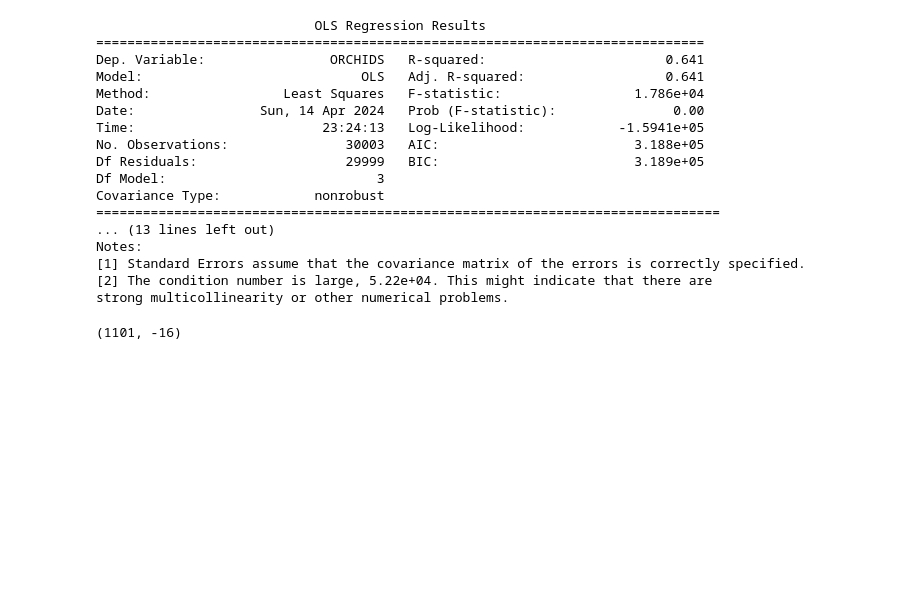
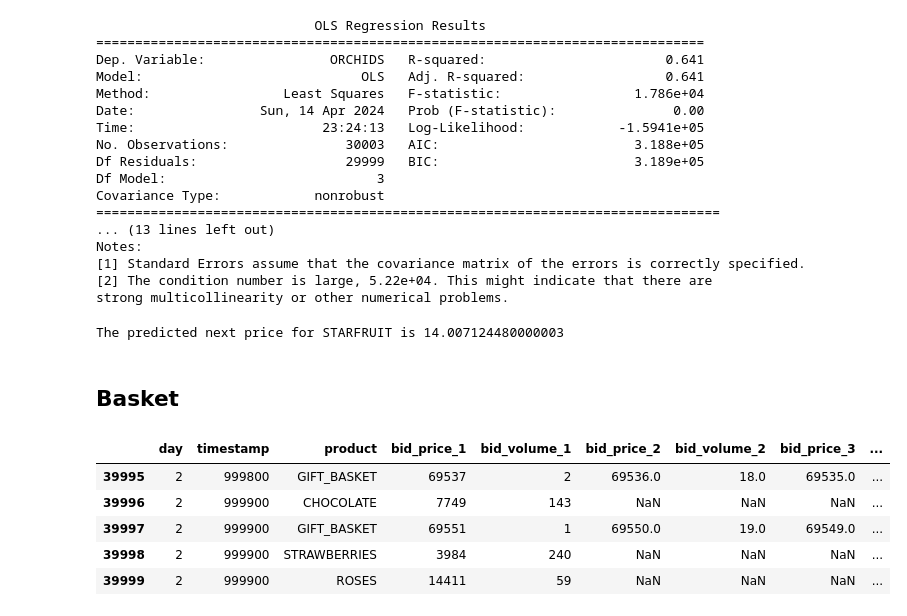
Before and after one commit to WiJoWill/IMC2024Will, a Jupyter notebook: data_analysis.ipynb, the cells around one changed output. Saved outputs shown, nothing was run; the diff lists cells and outputs as text; code cells hidden in the pictures; blank space fills up the shorter version.

```diff
--- a/data_analysis.ipynb
+++ b/data_analysis.ipynb
@@ -1086,9 +1087,39 @@ Notes:
 [1] Standard Errors assume that the covariance matrix of the errors is correctly specified.
 [2] The condition number is large, 5.22e+04. This might indicate that there are
 strong multicollinearity or other numerical problems.
-# %%
-dict_ = {1101: -16, 1102: -23, 1103: -2, 1104: -3, 1108: -49, 1109: -52, 1110: -51, 1111: -41}
-
-list(dict_.items())[0]
-# %% [output]
-(1101, -16)
+# %%
+def exponential_smoothing(prices, alpha=0.2):
+    smoothed_prices = [prices[0]]  # Initialize the series with the first price
+    for price in prices[1:]:
+        last_smoothed = smoothed_prices[-1]
+        new_smoothed = alpha * price + (1 - alpha) * last_smoothed
+        smoothed_prices.append(new_smoothed)
+
+    # The forecast for the next period is the last value in the smoothed series
+    return smoothed_prices[-1]
+
+# Example usage
+prices = [10, 12, 13, 12, 14, 13, 15, 16, 17]
+predicted_next_price = exponential_smoothing(prices)
+print(f"The predicted next price for STARFRUIT is {predicted_next_price}")
+# %% [output]
+The predicted next price for STARFRUIT is 14.007124480000003
+# %% [markdown]
+## Basket
+# %%
+df_1 = pd.read_csv('training/prices_round_3_day_0.csv' , sep = ';')
+df_2 = pd.read_csv('training/prices_round_3_day_1.csv', sep = ';')
+df_3 = pd.read_csv('training/prices_round_3_day_2.csv', sep = ';')
+df_1['global_timestamp'] = df_1.apply(lambda x: x['day'] * 1000000 + x['timestamp'], axis = 1)
+df_2['global_timestamp'] = df_2.apply(lambda x: x['day'] * 1000000 + x['timestamp'], axis = 1)
+df_3['global_timestamp'] = df_3.apply(lambda x: x['day'] * 1000000 + x['timestamp'], axis = 1)
+df = pd.concat([df_1, df_2, df_3])
+df = df.drop(['profit_and_loss'], axis = 1)
+df.tail()
+# %% [output]
+|  | day | timestamp | product | bid_price_1 | bid_volume_1 | bid_price_2 | bid_volume_2 | bid_price_3 | ... |
+| 39995 | 2 | 999800 | GIFT_BASKET | 69537 | 2 | 69536.0 | 18.0 | 69535.0 | ... |
+| 39996 | 2 | 999900 | CHOCOLATE | 7749 | 143 | NaN | NaN | NaN | ... |
+| 39997 | 2 | 999900 | GIFT_BASKET | 69551 | 1 | 69550.0 | 19.0 | 69549.0 | ... |
+| 39998 | 2 | 999900 | STRAWBERRIES | 3984 | 240 | NaN | NaN | NaN | ... |
+| 39999 | 2 | 999900 | ROSES | 14411 | 59 | NaN | NaN | NaN | ... |
```
Also changed, not shown: parts of 9 cells of this notebook, 46 other files.
